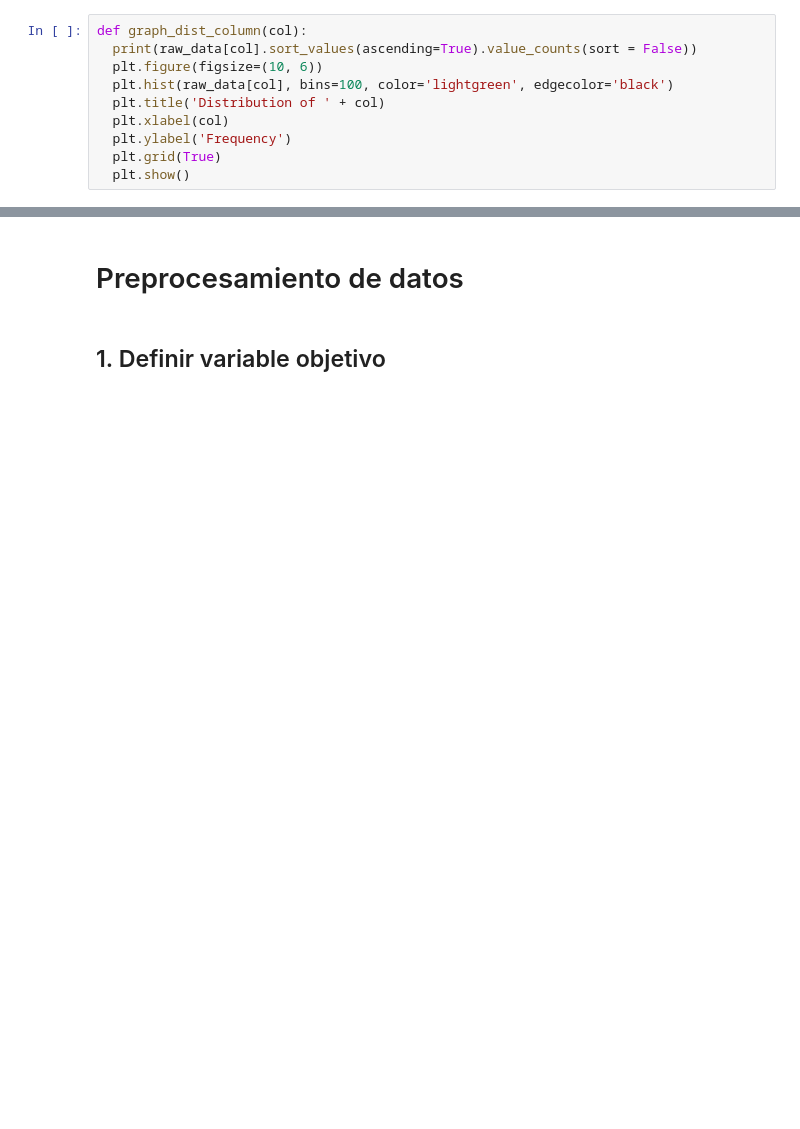
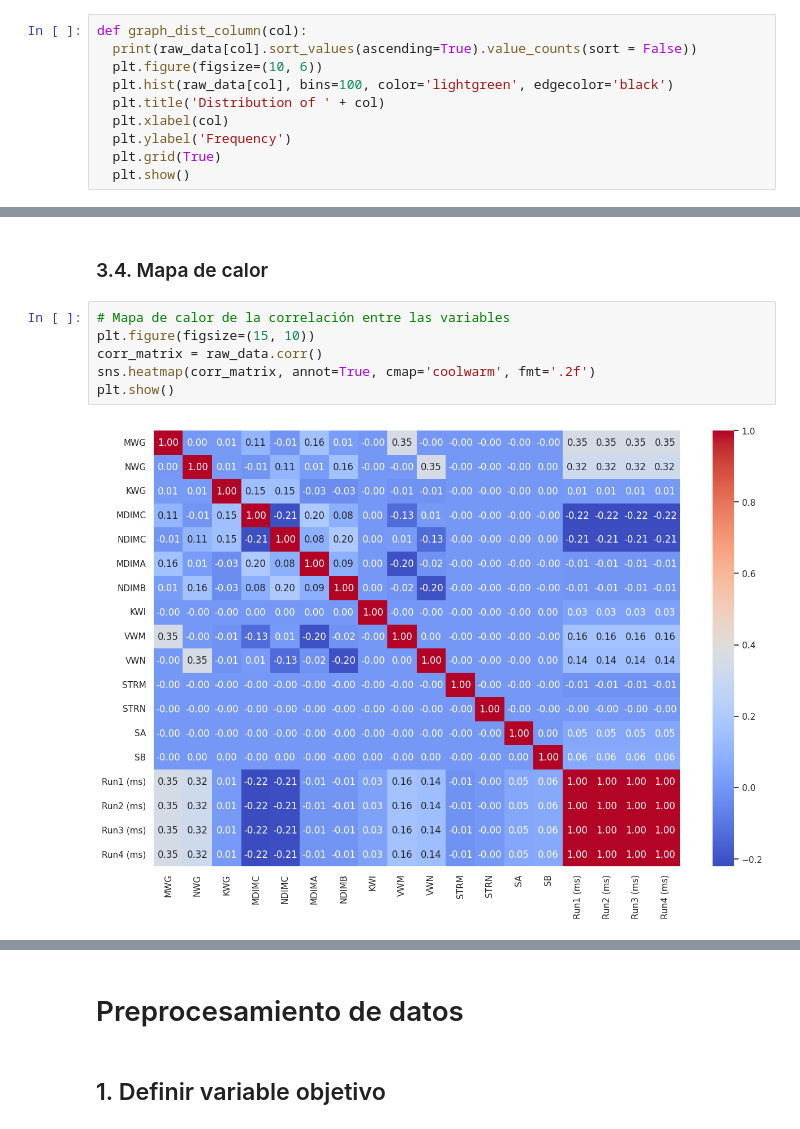
Before and after one commit to daneelsan/INF648-Project, a Jupyter notebook: notebooks/entregable-03-grupo-01.ipynb, the cells around one changed output, grey strips where cells are left out. Saved outputs shown, nothing was run; the diff lists cells and outputs as text; blank space fills up the shorter version.

```diff
--- a/notebooks/entregable-03-grupo-01.ipynb
+++ b/notebooks/entregable-03-grupo-01.ipynb
@@ -171,0 +198,10 @@ Name: count, dtype: int64
+# %% [markdown]
+### 3.4. Mapa de calor
+# %%
+# Mapa de calor de la correlación entre las variables
+plt.figure(figsize=(15, 10))
+corr_matrix = raw_data.corr()
+sns.heatmap(corr_matrix, annot=True, cmap='coolwarm', fmt='.2f')
+plt.show()
+# %% [output]
+[figure, added]
```
Also changed, not shown: parts of 10 cells of this notebook.
